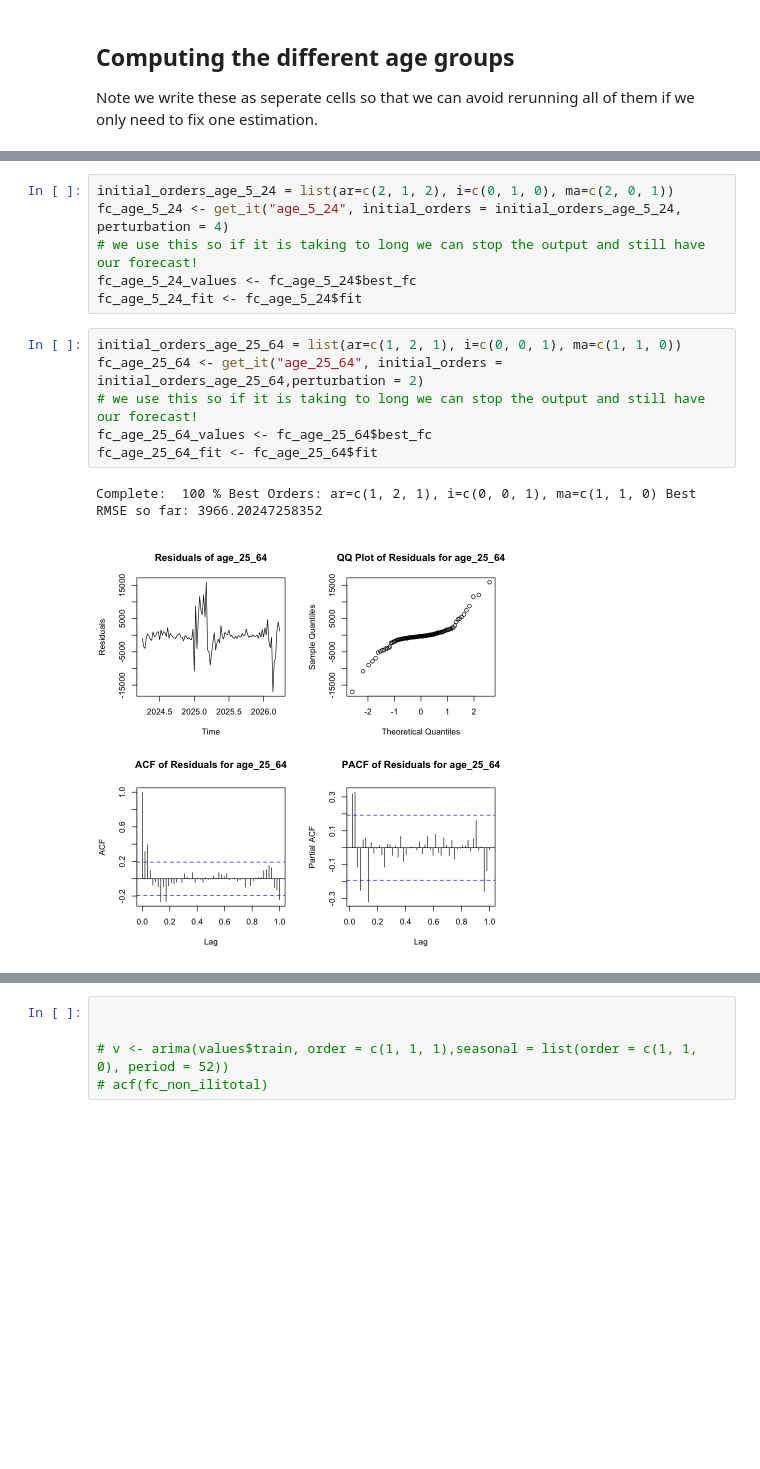
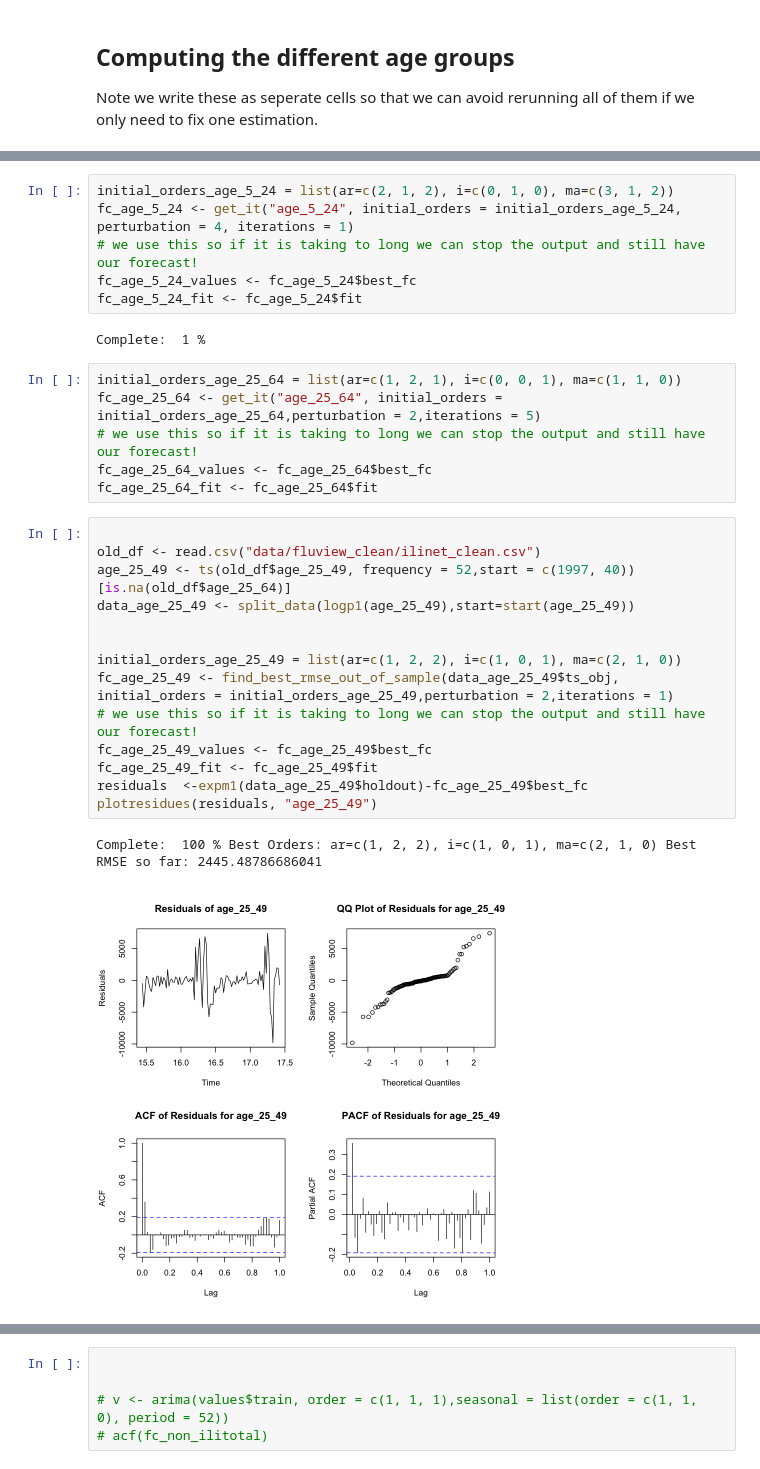
Before and after one commit to atlas0bh/stat443-project, a Jupyter notebook: perturbations_msarima.ipynb, the cells around one changed output, grey strips where cells are left out. Saved outputs shown, nothing was run; the diff lists cells and outputs as text; blank space fills up the shorter version.

```diff
--- a/perturbations_msarima.ipynb
+++ b/perturbations_msarima.ipynb
@@ -257,16 +450,32 @@ Complete:  100 % Best Orders: ar=c(5, 2, 0), i=c(1, 0, 0), ma=c(4, 2, 0) Best RM
 [figure]
 # %%
-initial_orders_age_5_24 = list(ar=c(2, 1, 2), i=c(0, 1, 0), ma=c(2, 0, 1))
-fc_age_5_24 <- get_it("age_5_24", initial_orders = initial_orders_age_5_24, perturbation = 4)
+initial_orders_age_5_24 = list(ar=c(2, 1, 2), i=c(0, 1, 0), ma=c(3, 1, 2))
+fc_age_5_24 <- get_it("age_5_24", initial_orders = initial_orders_age_5_24, perturbation = 4, iterations = 1)
 # we use this so if it is taking to long we can stop the output and still have our forecast!
 fc_age_5_24_values <- fc_age_5_24$best_fc
 fc_age_5_24_fit <- fc_age_5_24$fit
+# %% [output]
+Complete:  1 %
 # %%
 initial_orders_age_25_64 = list(ar=c(1, 2, 1), i=c(0, 0, 1), ma=c(1, 1, 0))
-fc_age_25_64 <- get_it("age_25_64", initial_orders = initial_orders_age_25_64,perturbation = 2)
+fc_age_25_64 <- get_it("age_25_64", initial_orders = initial_orders_age_25_64,perturbation = 2,iterations = 5)
 # we use this so if it is taking to long we can stop the output and still have our forecast!
 fc_age_25_64_values <- fc_age_25_64$best_fc
 fc_age_25_64_fit <- fc_age_25_64$fit
-# %% [output]
-Complete:  100 % Best Orders: ar=c(1, 2, 1), i=c(0, 0, 1), ma=c(1, 1, 0) Best RMSE so far: 3966.20247258352
-[figure, removed]
+# %%
+
+old_df <- read.csv("data/fluview_clean/ilinet_clean.csv")
+age_25_49 <- ts(old_df$age_25_49, frequency = 52,start = c(1997, 40))[is.na(old_df$age_25_64)]
+data_age_25_49 <- split_data(logp1(age_25_49),start=start(age_25_49))
+
+
+initial_orders_age_25_49 = list(ar=c(1, 2, 2), i=c(1, 0, 1), ma=c(2, 1, 0))
+fc_age_25_49 <- find_best_rmse_out_of_sample(data_age_25_49$ts_obj, initial_orders = initial_orders_age_25_49,perturbation = 2,iterations = 1)
+# we use this so if it is taking to long we can stop the output and still have our forecast!
+fc_age_25_49_values <- fc_age_25_49$best_fc
+fc_age_25_49_fit <- fc_age_25_49$fit
+residuals  <-expm1(data_age_25_49$holdout)-fc_age_25_49$best_fc
+plotresidues(residuals, "age_25_49")
+# %% [output]
+Complete:  100 % Best Orders: ar=c(1, 2, 2), i=c(1, 0, 1), ma=c(2, 1, 0) Best RMSE so far: 2445.48786686041
+[figure, added]
```
Also changed, not shown: parts of 24 cells of this notebook, 40 other files.
